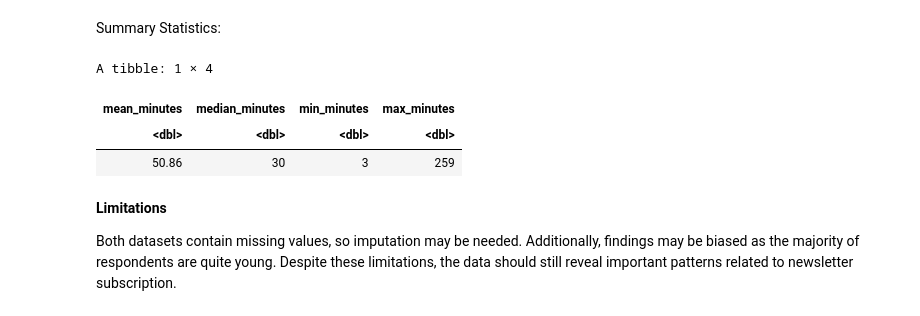
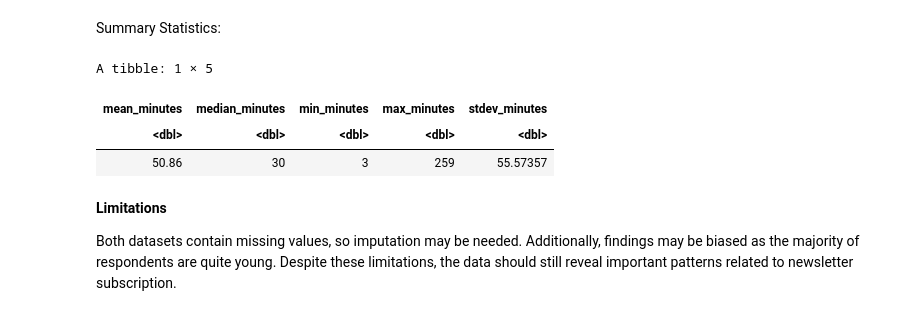
Before and after one commit to strikerjoseph734-glitch/individual_planning_project, a Jupyter notebook: planning_proposal.ipynb, the cells around one changed output. Saved outputs shown, nothing was run; the diff lists cells and outputs as text; code cells hidden in the pictures.

```diff
--- a/planning_proposal.ipynb
+++ b/planning_proposal.ipynb
@@ -177,27 +179,28 @@ Summary Statistics:
 # %%
 library(lubridate)
 
 #advice on how to convert using lubridate taken from here:
 #https://www.r-bloggers.com/2024/09/mastering-date-and-time-data-in-r-with-lubridate/
 sessions_summary <- sessions |>
   mutate(
     start_time = dmy_hm(start_time),
     end_time = dmy_hm(end_time),
     session_minutes = as.numeric(end_time - start_time)
   )|>
 summarise(
     mean_minutes = round(mean(session_minutes, na.rm = TRUE), 2),
     median_minutes = round(median(session_minutes, na.rm = TRUE), 2),
     min_minutes = round(min(session_minutes, na.rm = TRUE ), 2),
-    max_minutes = round(max(session_minutes, na.rm = TRUE ), 2)
+    max_minutes = round(max(session_minutes, na.rm = TRUE ), 2),
+    stdev_minutes = sd(session_minutes, na.rm = TRUE)
     )
 
 sessions_summary
 # %% [output]
-A tibble: 1 × 4
+A tibble: 1 × 5
-| mean_minutes | median_minutes | min_minutes | max_minutes |
-| <dbl> | <dbl> | <dbl> | <dbl> |
-| 50.86 | 30 | 3 | 259 |
+| mean_minutes | median_minutes | min_minutes | max_minutes | stdev_minutes |
+| <dbl> | <dbl> | <dbl> | <dbl> | <dbl> |
+| 50.86 | 30 | 3 | 259 | 55.57357 |
 # %% [markdown]
 **Limitations**
 
```
Also changed, not shown: parts of 3 cells of this notebook.
